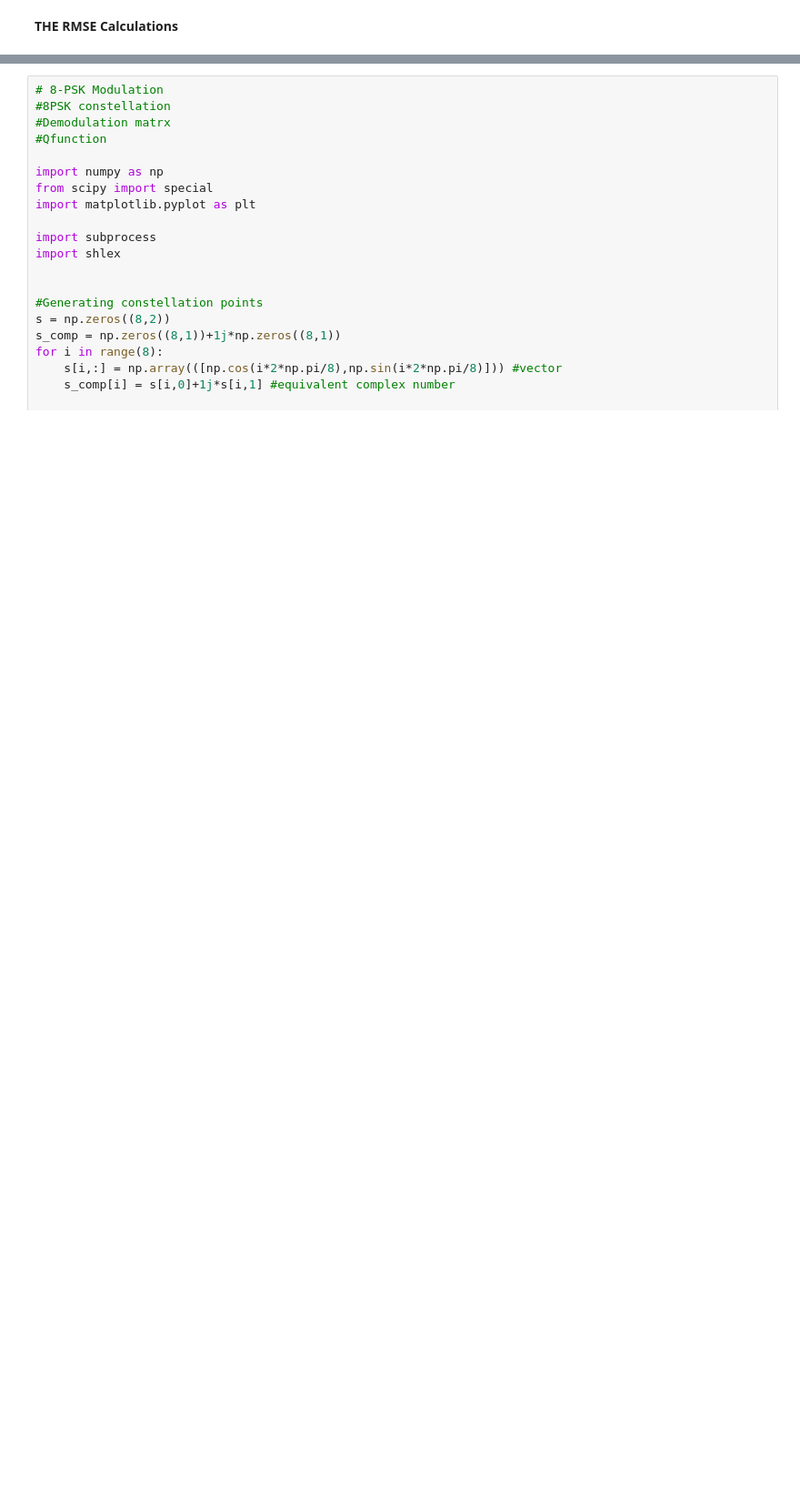
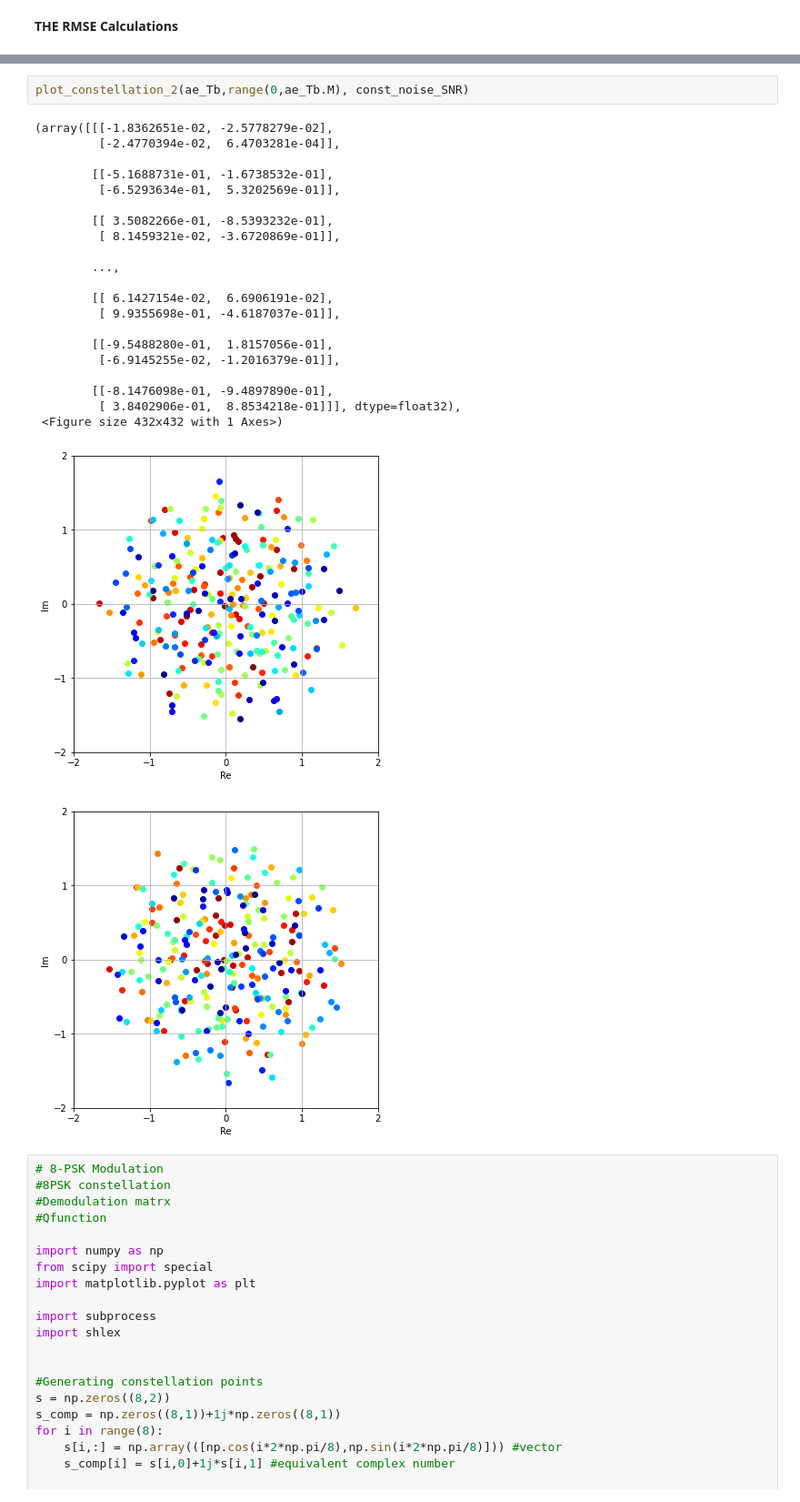
Before and after one commit to neelabhro/Deep-Learning-based-Wireless-Communications, a Jupyter notebook: RMSE_SPL_uw|SPL_w|TB.ipynb, the cells around one changed output, grey strips where cells are left out. Shown at 91% size. Cells and saved outputs as stored; diff of their text form; blank space fills up the shorter version.

```diff
--- a/RMSE_SPL_uw|SPL_w|TB.ipynb
+++ b/RMSE_SPL_uw|SPL_w|TB.ipynb
@@ -1530,3 +1526,28 @@ ae_Tb.plot_constellation(const_noise_SNR);
+# %%
+plot_constellation_2(ae_Tb,range(0,ae_Tb.M), const_noise_SNR)
+# %% [output]
+(array([[[-1.8362651e-02, -2.5778279e-02],
+         [-2.4770394e-02,  6.4703281e-04]],
+
+        [[-5.1688731e-01, -1.6738532e-01],
+         [-6.5293634e-01,  5.3202569e-01]],
+
+        [[ 3.5082266e-01, -8.5393232e-01],
+         [ 8.1459321e-02, -3.6720869e-01]],
+
+        ...,
+
+        [[ 6.1427154e-02,  6.6906191e-02],
+         [ 9.9355698e-01, -4.6187037e-01]],
+
+        [[-9.5488280e-01,  1.8157056e-01],
+         [-6.9145255e-02, -1.2016379e-01]],
+
+        [[-8.1476098e-01, -9.4897890e-01],
+         [ 3.8402906e-01,  8.8534218e-01]]], dtype=float32),
+ <Figure size 432x432 with 1 Axes>)
+[figure, added]
+[figure, added]
 # %%
 # 8-PSK Modulation
 #8PSK constellation
```
Also changed, not shown: parts of 14 cells of this notebook.
